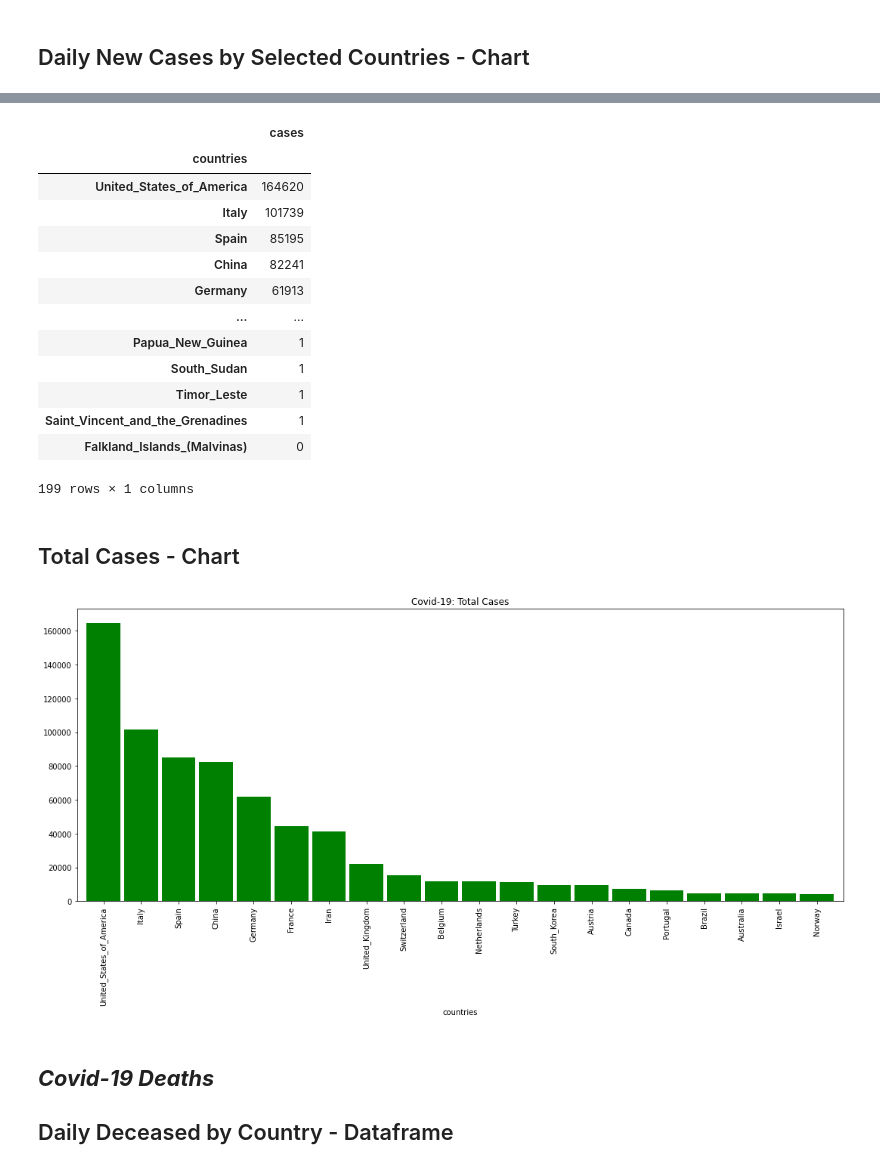
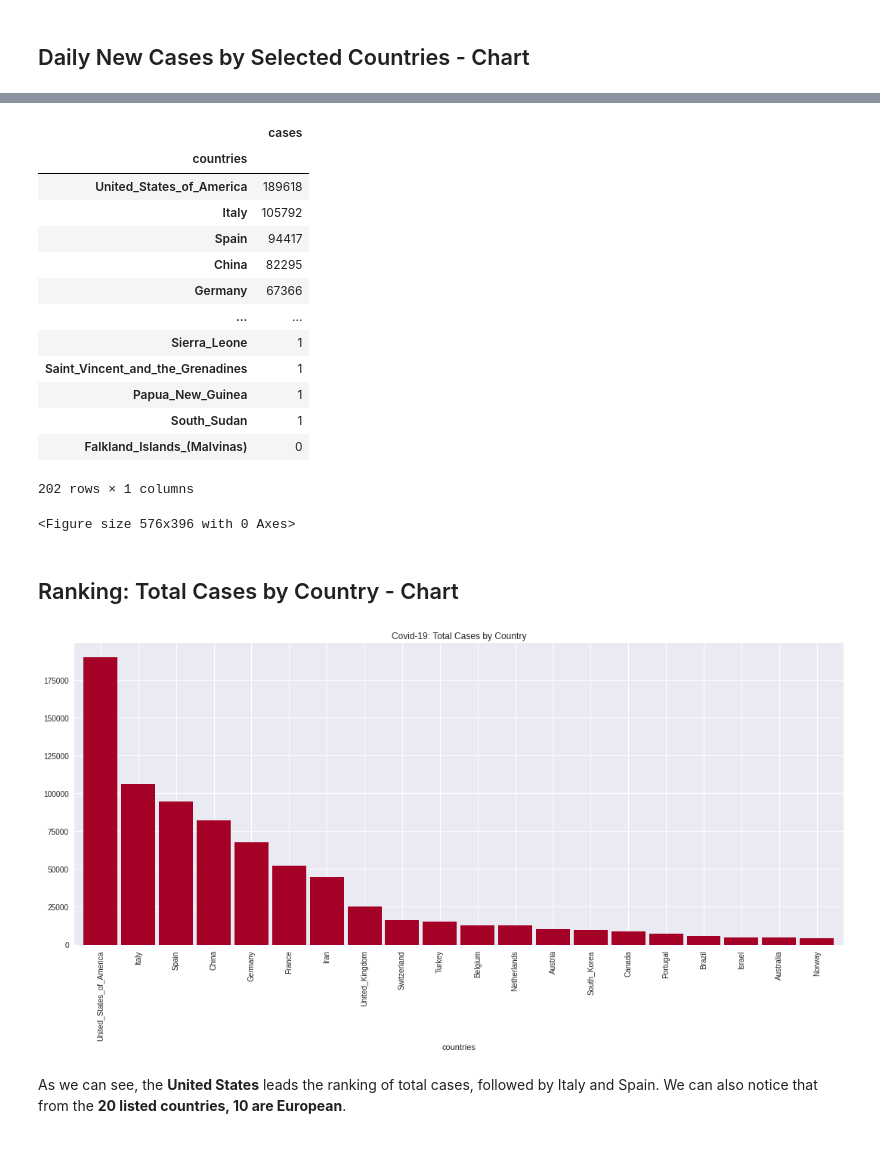
Before and after one commit to rita-milani/data_science_na_pratica, a Jupyter notebook: Covid_Daily.ipynb, the cells around one changed output, grey strips where cells are left out. Cells and saved outputs as stored; diff of their text form; code cells hidden in the pictures.

```diff
--- a/Covid_Daily.ipynb
+++ b/Covid_Daily.ipynb
@@ -9,8 +30,8 @@
 import numpy as np
 import pandas as pd
 import matplotlib.pyplot as plt
-import seaborn as sns
-sns.set_style()
+from google.colab import files
+plt.style.use('seaborn')
 # %%
 # importing the .csv file
 path = "https://raw.githubusercontent.com/rita-milani/data_science_na_pratica/master/covid_19.csv"
@@ -151,34 +292,41 @@ plt.tight_layout()
 # %%
 # pivot table to calculate total cases
 pv_total_cases = pd.pivot_table(df, index='countries', values='cases', aggfunc='sum').sort_values(by='cases', ascending=False)
+
+plt.savefig('cases_table.jpg')
+files.download('cases_table.jpg')
+
 display(pv_total_cases)
 # %% [output]
 |  | cases |
 | countries |  |
-| United_States_of_America | 164620 |
-| Italy | 101739 |
-| Spain | 85195 |
-| China | 82241 |
-| Germany | 61913 |
+| United_States_of_America | 189618 |
+| Italy | 105792 |
+| Spain | 94417 |
+| China | 82295 |
+| Germany | 67366 |
 | ... | ... |
+| Sierra_Leone | 1 |
+| Saint_Vincent_and_the_Grenadines | 1 |
 | Papua_New_Guinea | 1 |
 | South_Sudan | 1 |
-| Timor_Leste | 1 |
-| Saint_Vincent_and_the_Grenadines | 1 |
 | Falkland_Islands_(Malvinas) | 0 |
-199 rows × 1 columns
+202 rows × 1 columns
+<Figure size 576x396 with 0 Axes>
 # %% [markdown]
-## Total Cases - Chart
+## Ranking: Total Cases by Country - Chart
 # %%
+# plot total cases by country
 fig, ax = plt.subplots(figsize=(15,8))
 
-pv_total_cases.iloc[0:20, 0].plot(kind='bar', color='g', width=0.9, ax=ax)
+pv_total_cases.iloc[0:20, 0].plot(kind='bar', width=0.9, ax=ax, cmap='RdYlGn')
+ax.set_title('Covid-19: Total Cases by Country')
 
-ax.set_title('Covid-19: Total Cases')
+plt.savefig('ranking_cases_country.jpg')
+files.download('ranking_cases_country.jpg')
 
 plt.tight_layout()
 # %% [output]
-[figure, old version]
+[figure, new version]
-# %% [markdown]
-## ***Covid-19 Deaths***
-## Daily Deceased by Country - Dataframe
+# %% [markdown]
+As we can see, the **United States** leads the ranking of total cases, followed by Italy and Spain. We can also notice that from the **20 listed countries, 10 are European**.
```
Also changed, not shown: parts of 64 cells of this notebook.
